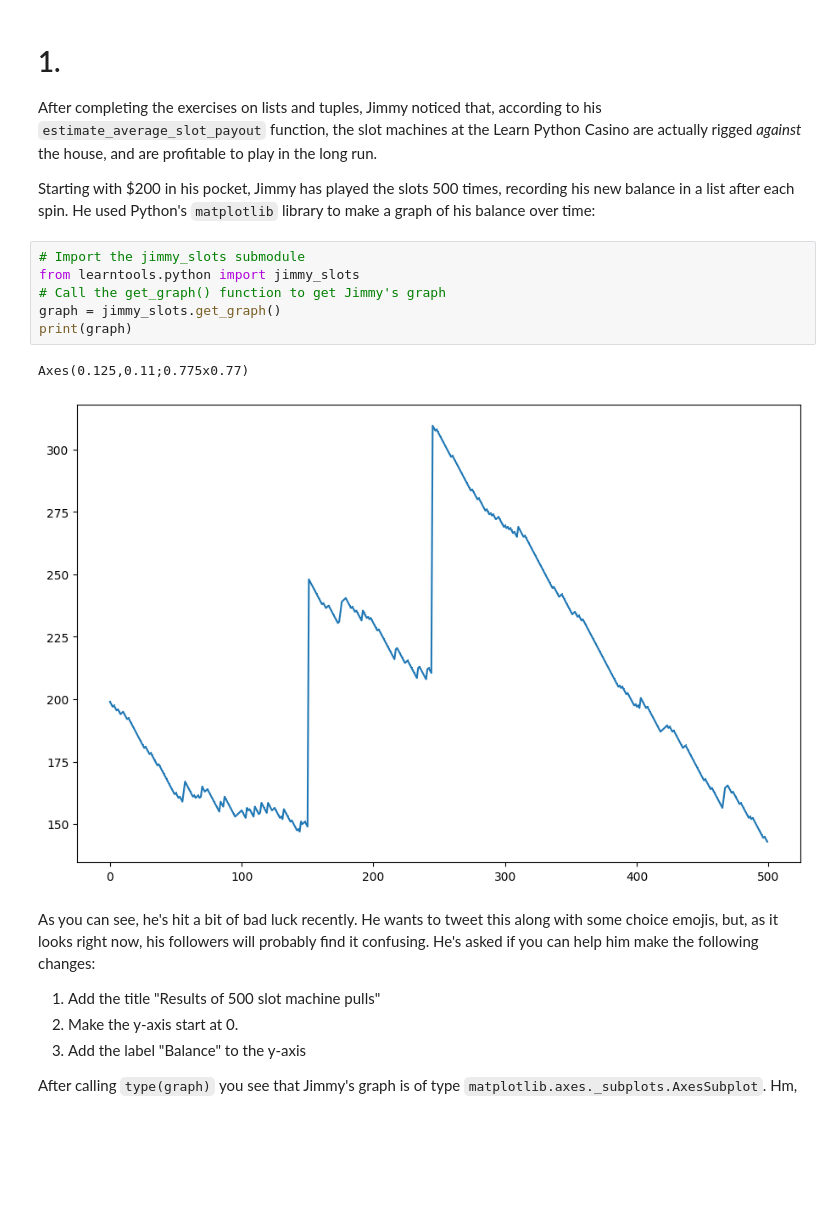
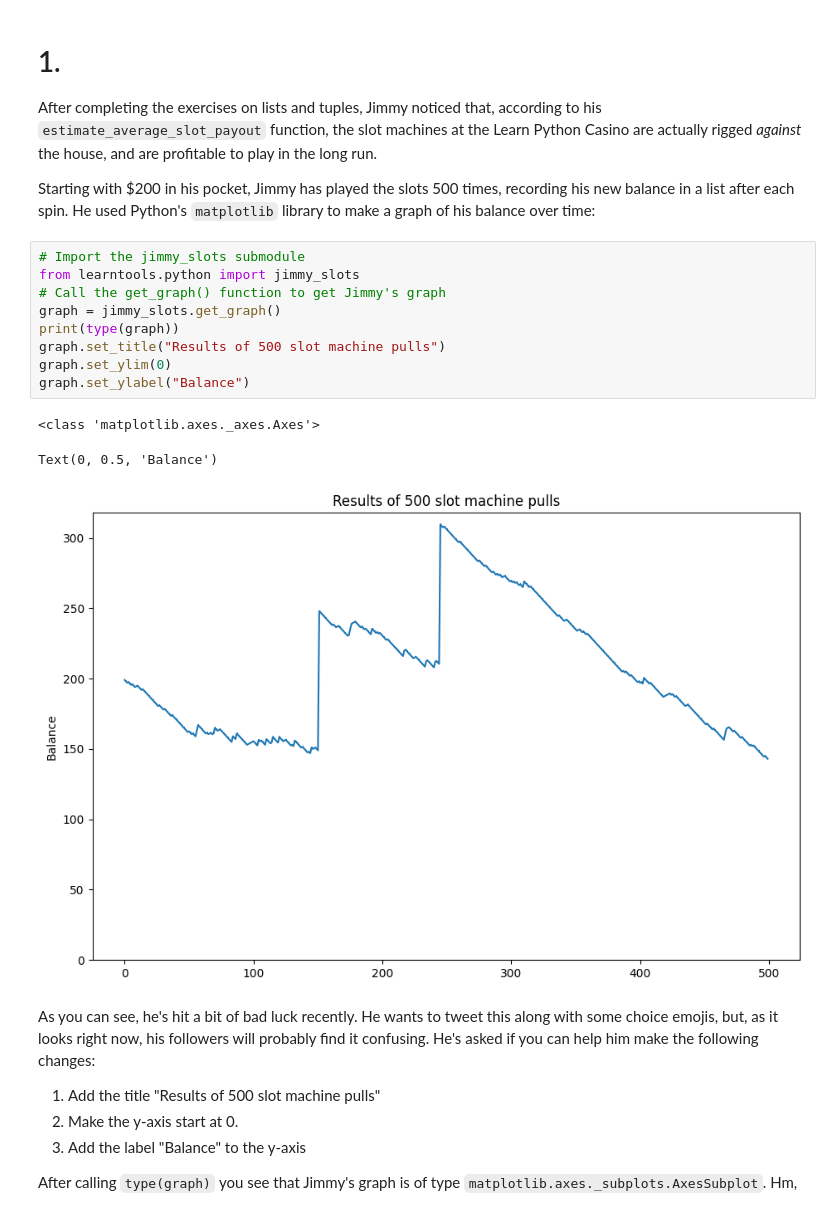
Before and after one commit to SoumyadipYT-OSS/Kaggle-Python, a Jupyter notebook: 08_exercise-working-with-external-libraries.ipynb, the cells around one changed output. Cells and saved outputs as stored; diff of their text form; blank space fills up the shorter version.

```diff
--- a/08_exercise-working-with-external-libraries.ipynb
+++ b/08_exercise-working-with-external-libraries.ipynb
@@ -23,12 +23,16 @@ Starting with $200 in his pocket, Jimmy has played the slots 500 times, recordin
 # %%
 # Import the jimmy_slots submodule
 from learntools.python import jimmy_slots
 # Call the get_graph() function to get Jimmy's graph
 graph = jimmy_slots.get_graph()
-print(graph)
+print(type(graph))
+graph.set_title("Results of 500 slot machine pulls")
+graph.set_ylim(0)
+graph.set_ylabel("Balance")
 # %% [output]
-Axes(0.125,0.11;0.775x0.77)
+<class 'matplotlib.axes._axes.Axes'>
+Text(0, 0.5, 'Balance')
-[figure, old version]
+[figure, new version]
 # %% [markdown]
 As you can see, he's hit a bit of bad luck recently. He wants to tweet this along with some choice emojis, but, as it looks right now, his followers will probably find it confusing. He's asked if you can help him make the following changes:
 
```
Also changed, not shown: parts of 6 cells of this notebook.
